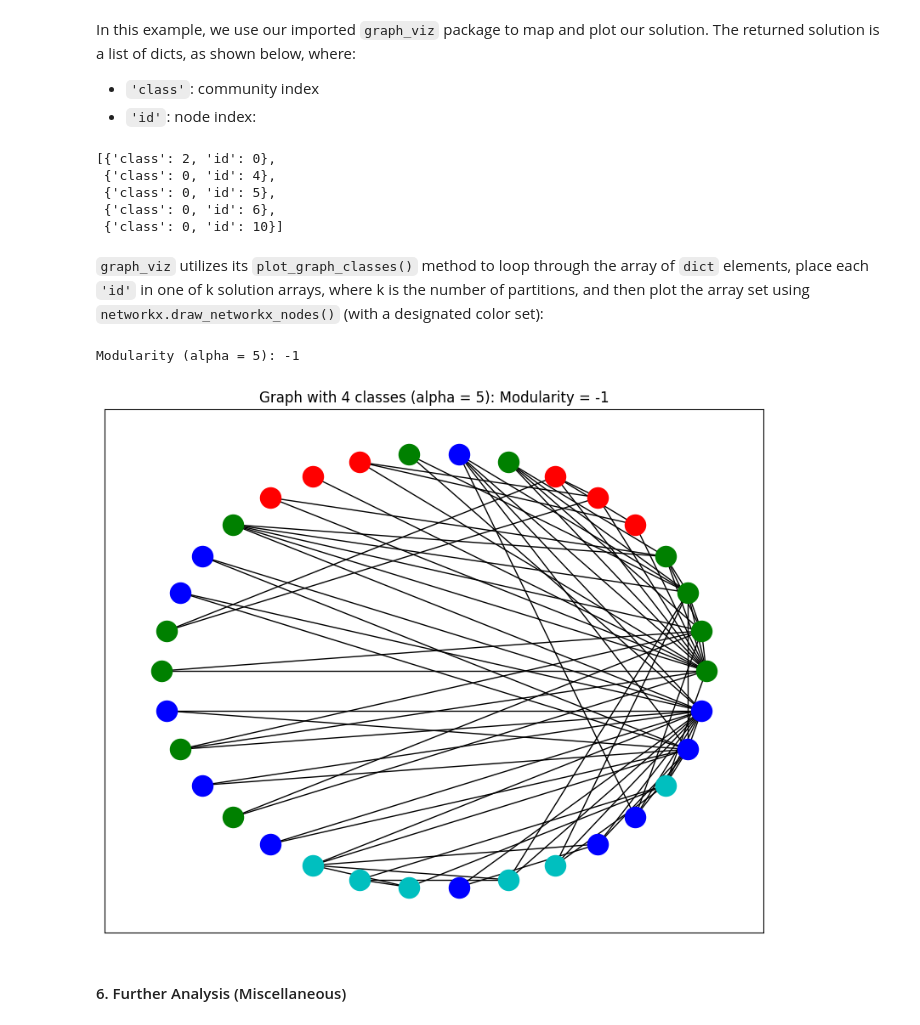
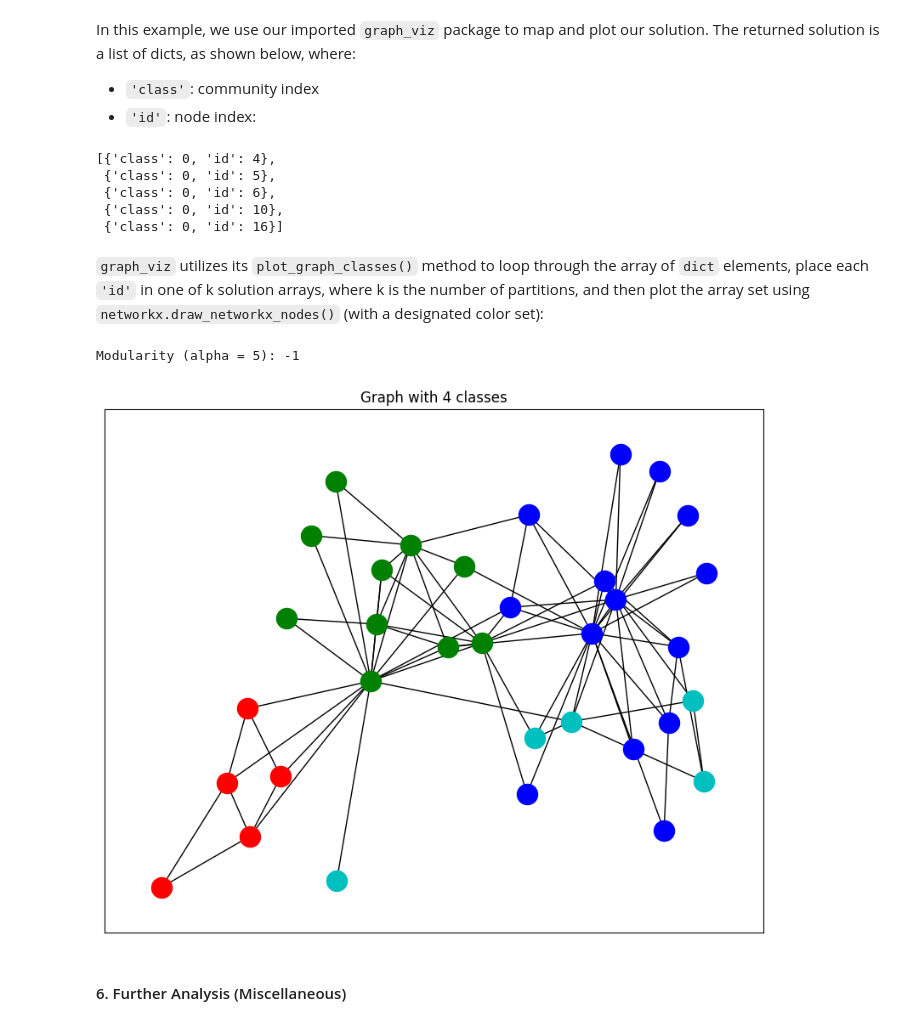
Before and after one commit to qci-github/qatalyst-examples, a Jupyter notebook: community-detection-demo.ipynb, the cells around one changed output. Saved outputs shown, nothing was run; the diff lists cells and outputs as text; code cells hidden in the pictures.

Commit message:
updated visualization to use helpers

```diff
--- a/community-detection-demo.ipynb
+++ b/community-detection-demo.ipynb
@@ -74,7 +74,7 @@ job_type = "unipartite-community-detection"
 - Last: Execute job with `process_job()` of `QciClient` class instance
 # %%
 # Upload, Build, and Process
-url = "https://api.qci-dev.com"
+url = "https://api.qci-next.com"
 q1 = QciClient(api_token=os.getenv("QCI_TOKEN"), url=url)
 # %%
 file_id = q1.upload_file(karate_club_graph, file_type="graph")["file_id"]
@@ -99,20 +100,19 @@ In this example, we use our imported `graph_viz` package to map and plot our sol
 # %%
 res['results']['samples'][0][:5]
 # %% [output]
-[{'class': 2, 'id': 0},
- {'class': 0, 'id': 4},
+[{'class': 0, 'id': 4},
  {'class': 0, 'id': 5},
  {'class': 0, 'id': 6},
- {'class': 0, 'id': 10}]
+ {'class': 0, 'id': 10},
+ {'class': 0, 'id': 16}]
 # %% [markdown]
 `graph_viz` utilizes its `plot_graph_classes()` method to loop through the array of `dict` elements, place each `'id'` in one of k solution arrays, where k is the number of partitions, and then plot the array set using `networkx.draw_networkx_nodes()` (with a designated color set):
 # %%
 print(f'Modularity (alpha = {alpha}): ' + str(res['results']['modularity'][0]))
-graph_viz.plot_graph_classes(karate_club_graph, res['results']['samples'][0], num_classes=num_communities, alpha=alpha,
-                             modularity=str(res['results']['modularity'][0]))
+helpers.plot_graph_classes(karate_club_graph, res['results']['samples'][0], num_classes=num_communities)
 # %% [output]
 Modularity (alpha = 5): -1
-[figure, old version]
+[figure, new version]
 # %% [markdown]
 #### 6. Further Analysis (Miscellaneous)
 # %% [markdown]
```
Also changed, not shown: parts of 5 cells of this notebook.
